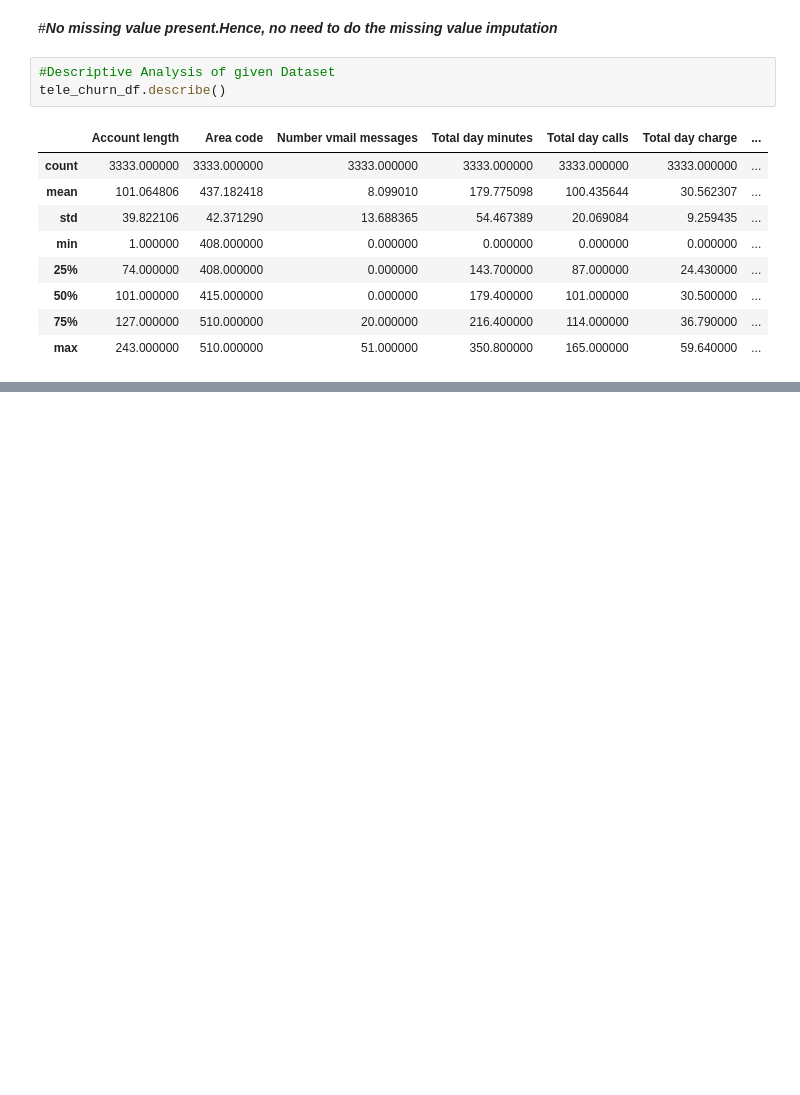
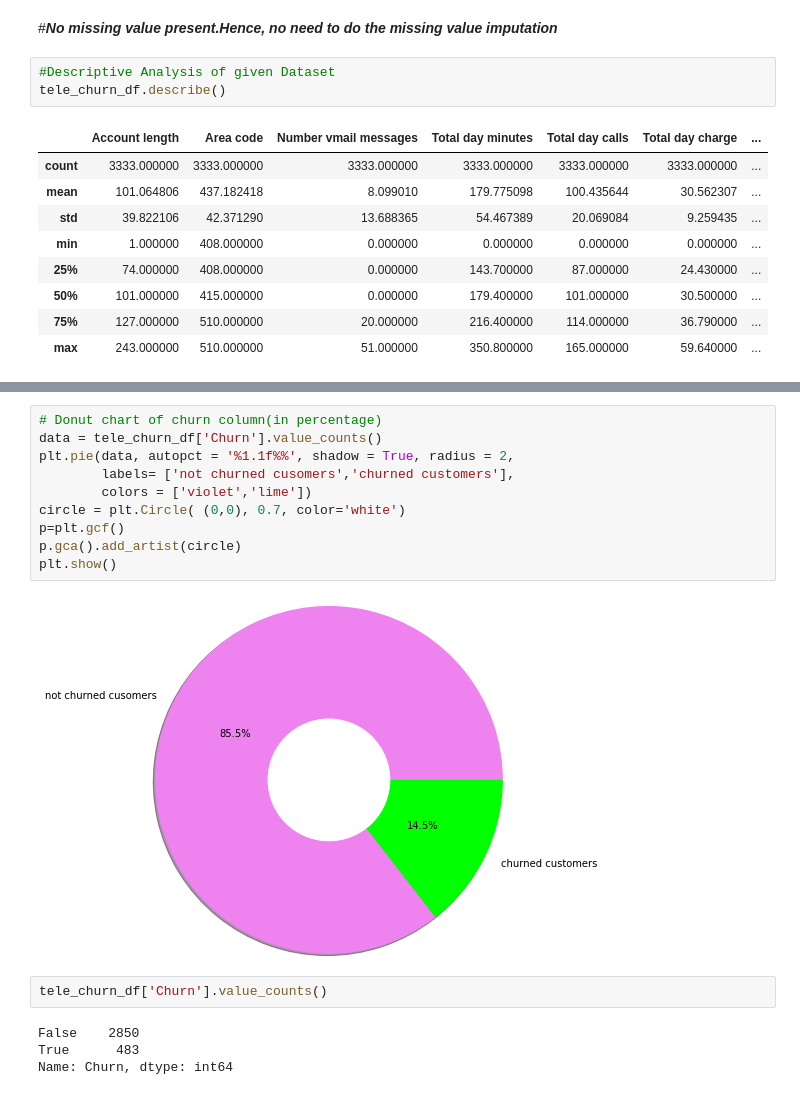
Before and after one commit to PUNEETSUBHANJI/Exploratory-Data-Analysis-of-churn-dataset, a Jupyter notebook: EDA_Telecom_Churn_analysis.ipynb, the cells around one changed output, grey strips where cells are left out. Drawn from its saved outputs; the diff is of its cells as text; blank space fills up the shorter version.

```diff
--- a/EDA_Telecom_Churn_analysis.ipynb
+++ b/EDA_Telecom_Churn_analysis.ipynb
@@ -178,0 +187,18 @@ tele_churn_df.describe()
+# %%
+# Donut chart of churn column(in percentage)
+data = tele_churn_df['Churn'].value_counts()
+plt.pie(data, autopct = '%1.1f%%', shadow = True, radius = 2,
+        labels= ['not churned cusomers','churned customers'],
+        colors = ['violet','lime'])
+circle = plt.Circle( (0,0), 0.7, color='white')
+p=plt.gcf()
+p.gca().add_artist(circle)
+plt.show()
+# %% [output]
+[figure, added]
+# %%
+tele_churn_df['Churn'].value_counts()
+# %% [output]
+False    2850
+True      483
+Name: Churn, dtype: int64
```
Also changed, not shown: parts of 9 cells of this notebook.
